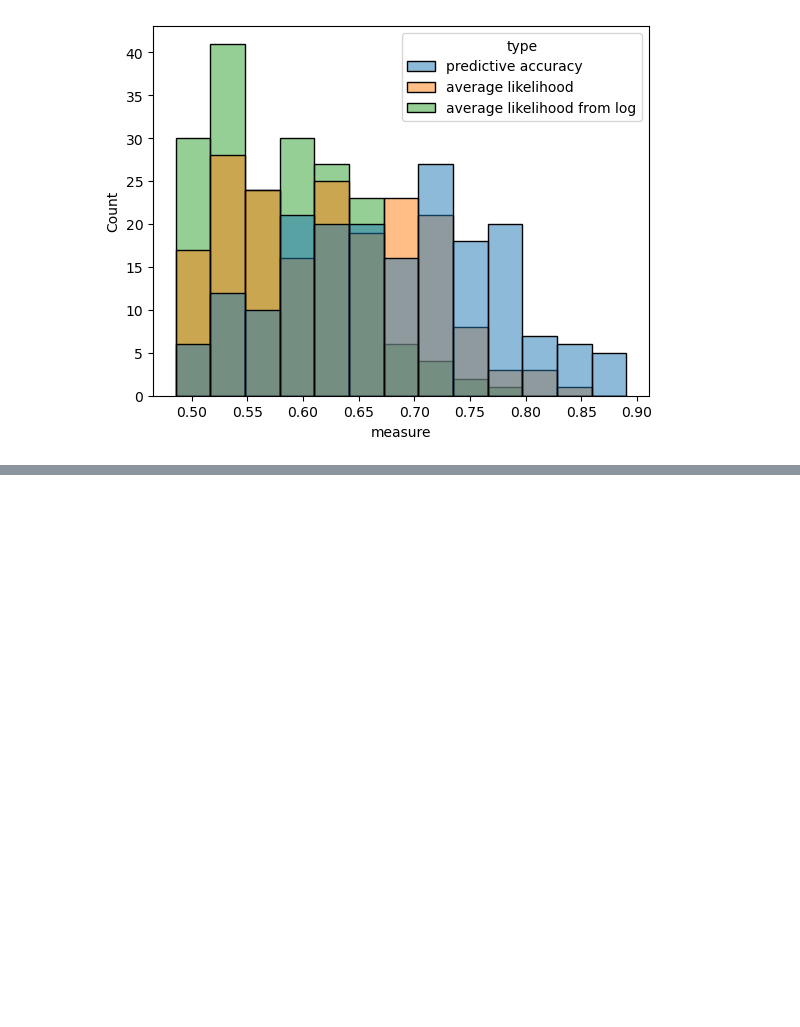
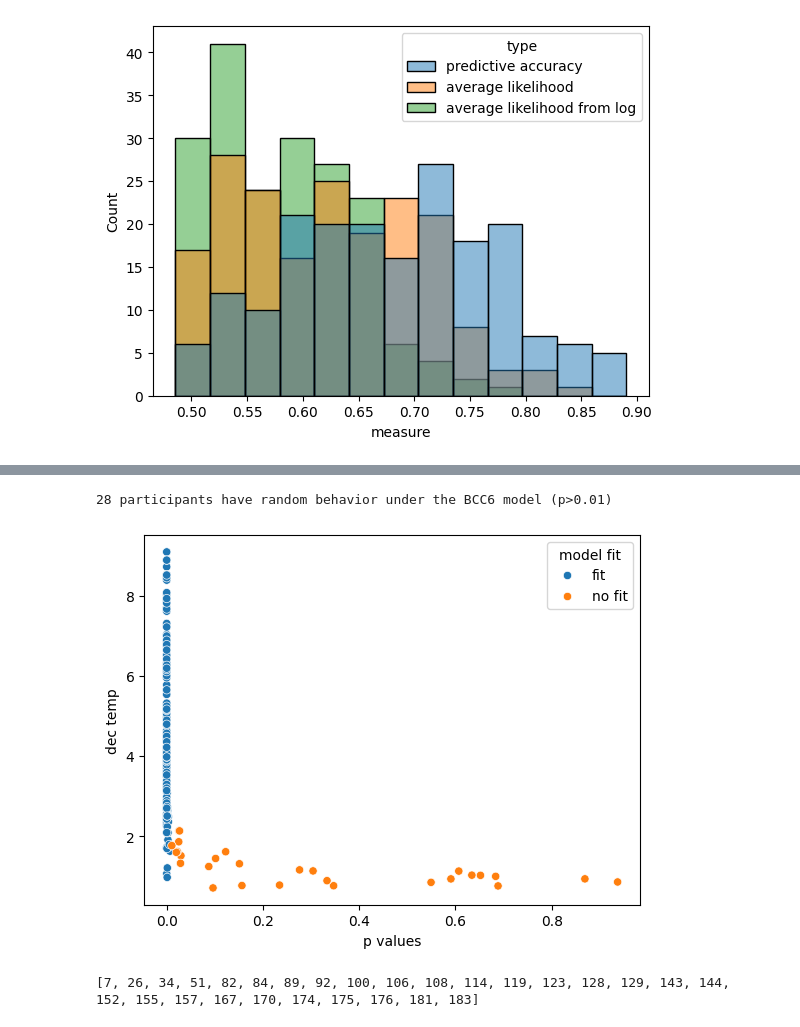
Before and after one commit to SSchwoebel/TwoStageStrategies, a Jupyter notebook: Chen_et_al_data/6b_compare_inference_single_frequentist.ipynb, the cells around one changed output, grey strips where cells are left out. Cells and saved outputs as stored; diff of their text form; code cells hidden in the pictures; blank space fills up the shorter version.

```diff
--- a/Chen_et_al_data/6b_compare_inference_single_frequentist.ipynb
+++ b/Chen_et_al_data/6b_compare_inference_single_frequentist.ipynb
@@ -1273,0 +1443,41 @@ plt.show()
+# %%
+from scipy.stats import ttest_1samp
+
+BCC6_log_like_per_choice = -calculate_log_likelihood_mean_param_per_choice(data, BCC6_agent, BCC6_locs_df,
+                                                     len(BCC6_param_names), global_experiment_parameters["trials"],
+                                                     global_experiment_parameters["T"])
+
+ttest_results = []
+BCC6_didnt_fit = []
+p_values = []
+didnt_fit_str = []
+
+for n in range(n_agents):
+    ttest_results.append(ttest_1samp(BCC6_log_like_per_choice[:,n], null_hypothesis))
+    p_values.append(ttest_results[-1].pvalue)
+    #print(ttest_results[-1])
+    if ttest_results[-1].pvalue > significance_level:
+        #print(n)
+        #print(ttest_results[-1])
+        BCC6_didnt_fit.append(n)
+        didnt_fit_str.append("no fit")
+    else:
+        didnt_fit_str.append("fit")
+
+p_values = torch.tensor(p_values)
+
+print(len(BCC6_didnt_fit), "participants have random behavior under the BCC6 model (p>"+str(significance_level)+")")
+
+plot_df_corr_p_val_dec_temp = pd.DataFrame({"p values": p_values, "model fit": didnt_fit_str,
+                                            "dec temp": BCC6_mean_df["inferred dec temp"],
+                                            "subject": list(range(n_agents))})
+plt.figure()
+sns.scatterplot(data=plot_df_corr_p_val_dec_temp, x="p values", y="dec temp", hue="model fit")#, style="model fit", hue="subject")
+plt.show()
+#pearsonr(p_values, BCC3_1_mean_df["inferred dec temp"])
+
+print(BCC6_didnt_fit)
+# %% [output]
+28 participants have random behavior under the BCC6 model (p>0.01)
+[figure, added]
+[7, 26, 34, 51, 82, 84, 89, 92, 100, 106, 108, 114, 119, 123, 128, 129, 143, 144, 152, 155, 157, 167, 170, 174, 175, 176, 181, 183]
```
Also changed, not shown: parts of 15 cells of this notebook, 10 other files.
